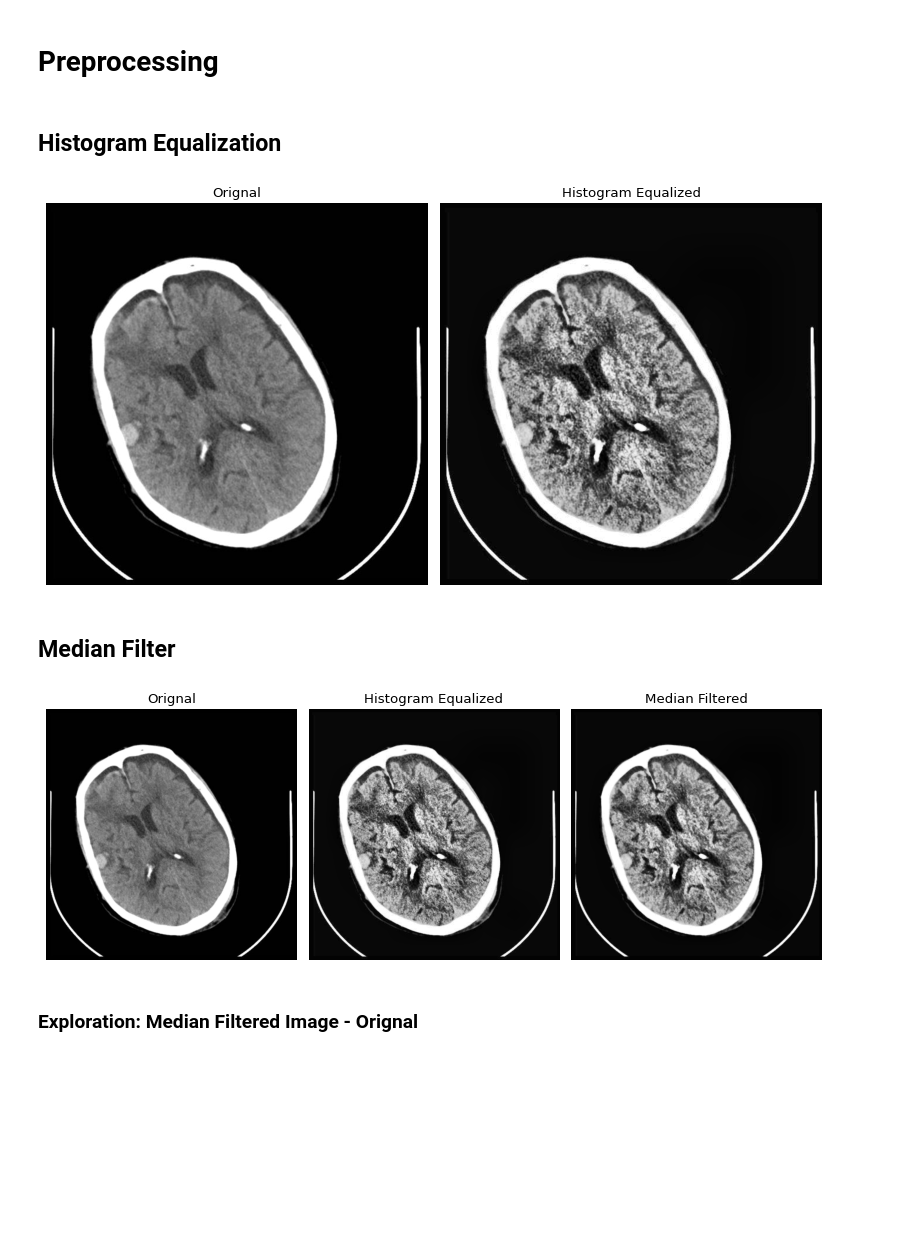
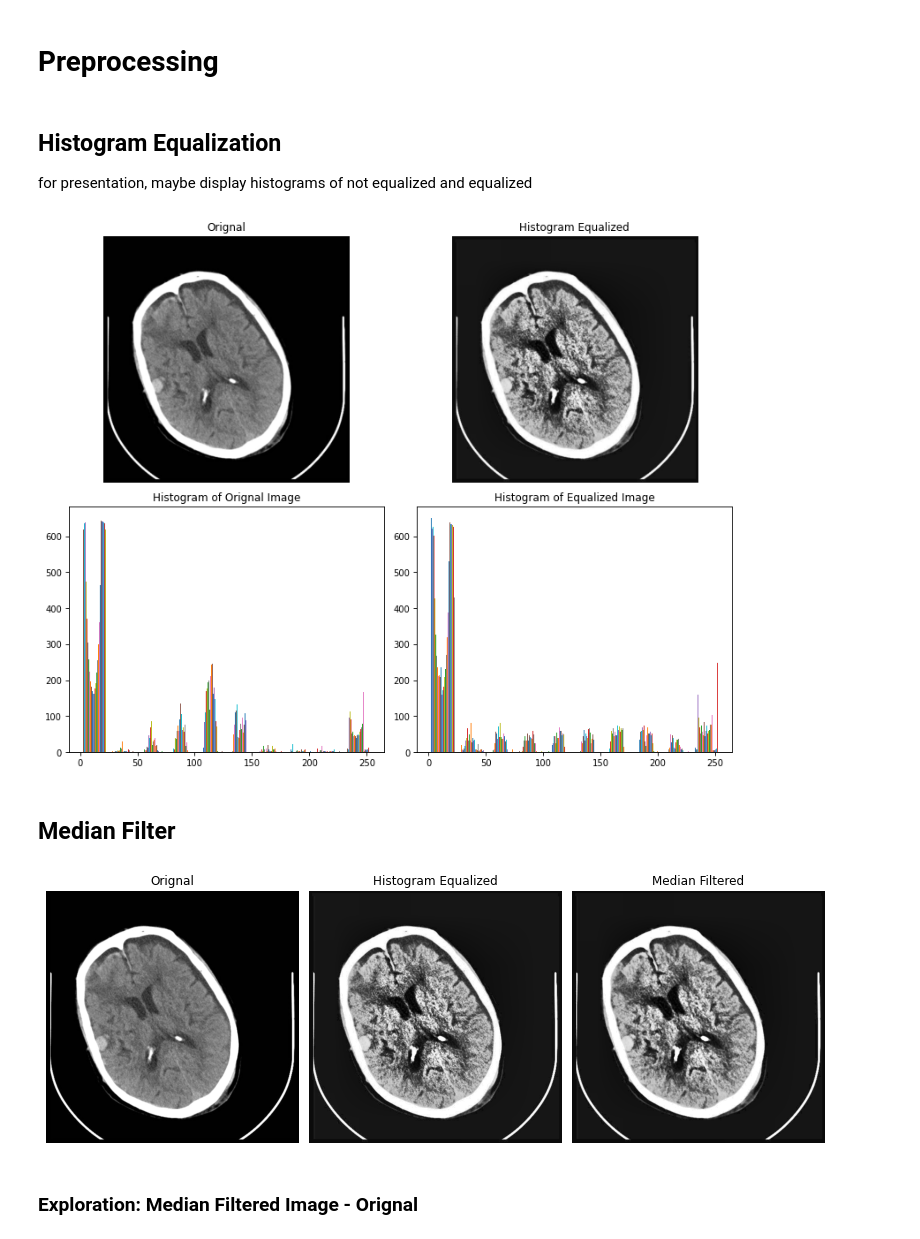
Before and after one commit to anbreton/ECE-588-TBI-CT, a Jupyter notebook: Pipeline.ipynb, the cells around one changed output. Saved outputs shown, nothing was run; the diff lists cells and outputs as text; code cells hidden in the pictures; blank space fills up the shorter version.

```diff
--- a/Pipeline.ipynb
+++ b/Pipeline.ipynb
@@ -84,32 +84,47 @@ plt.axis('off')
 [figure]
 # %% [markdown]
 # Preprocessing
-# %% [markdown]
-## Histogram Equalization
+# %% [markdown]
+## Histogram Equalization
+for presentation, maybe display histograms of not equalized and equalized
 # %%
 im = cv2.imread(path+ '092/brain/20.jpg',0) # YOU NEED THE 0 IN FOR THIS TO WORK
+bone = cv2.imread(path+ '092/bone/20.jpg',0)
+#im = cv2.imread(path+ '069/brain/18.jpg',0)
+#bone = cv2.imread(path+ '069/bone/18.jpg',0)
+
+#im = cv2.imread(path+ '069/brain/18.jpg',0)
+#bone = cv2.imread(path+ '069/bone/18.jpg',0)
+
+
 # CLAHE (Contrast Limited Adaptive Histogram Equalization)
 # special histogram equalization where picture is broken up into blocks, equalized separately,
 # and then put back together
 
-clahe = cv2.createCLAHE(clipLimit=4.0, tileGridSize=(8,8)) # histogram equalization parameters
+#clahe = cv2.createCLAHE(clipLimit=4.0, tileGridSize=(8,8)) # histogram equalization parameters
+clahe = cv2.createCLAHE(clipLimit=10.0, tileGridSize=(5,5))
 he_im = clahe.apply(im) # apply the histogram equalization to the image (im)
-#cv2.imwrite('res.jpg', res)
 
 #res = np.hstack((im,final_image))
 figure(figsize=(10, 8), dpi=80)
 #plt.imshow(res, cmap="gray")
-plt.subplot(1,2,1)
+plt.subplot(2,2,1)
 plt.imshow(im, cmap='gray')
 plt.title('Orignal')
 plt.axis('off')
-plt.subplot(1,2,2)
+plt.subplot(2,2,2)
 plt.imshow(he_im, cmap = 'gray')
 plt.title('Histogram Equalized')
 plt.axis('off')
+plt.subplot(2,2,3)
+plt.hist(im)
+plt.title("Histogram of Orignal Image")
+plt.subplot(2,2,4)
+plt.hist(he_im)
+plt.title("Histogram of Equalized Image")
 plt.tight_layout()
 # %% [output]
-[figure, old version]
+[figure, new version]
 # %% [markdown]
 ## Median Filter
 # %%
@@ -133,7 +148,7 @@ plt.title('Median Filtered')
 plt.axis('off')
 plt.tight_layout()
 # %% [output]
-[figure, old version]
+[figure, new version]
 # %% [markdown]
 ### Exploration: Median Filtered Image - Orignal
 # %%
```
Also changed, not shown: parts of 25 cells of this notebook.
